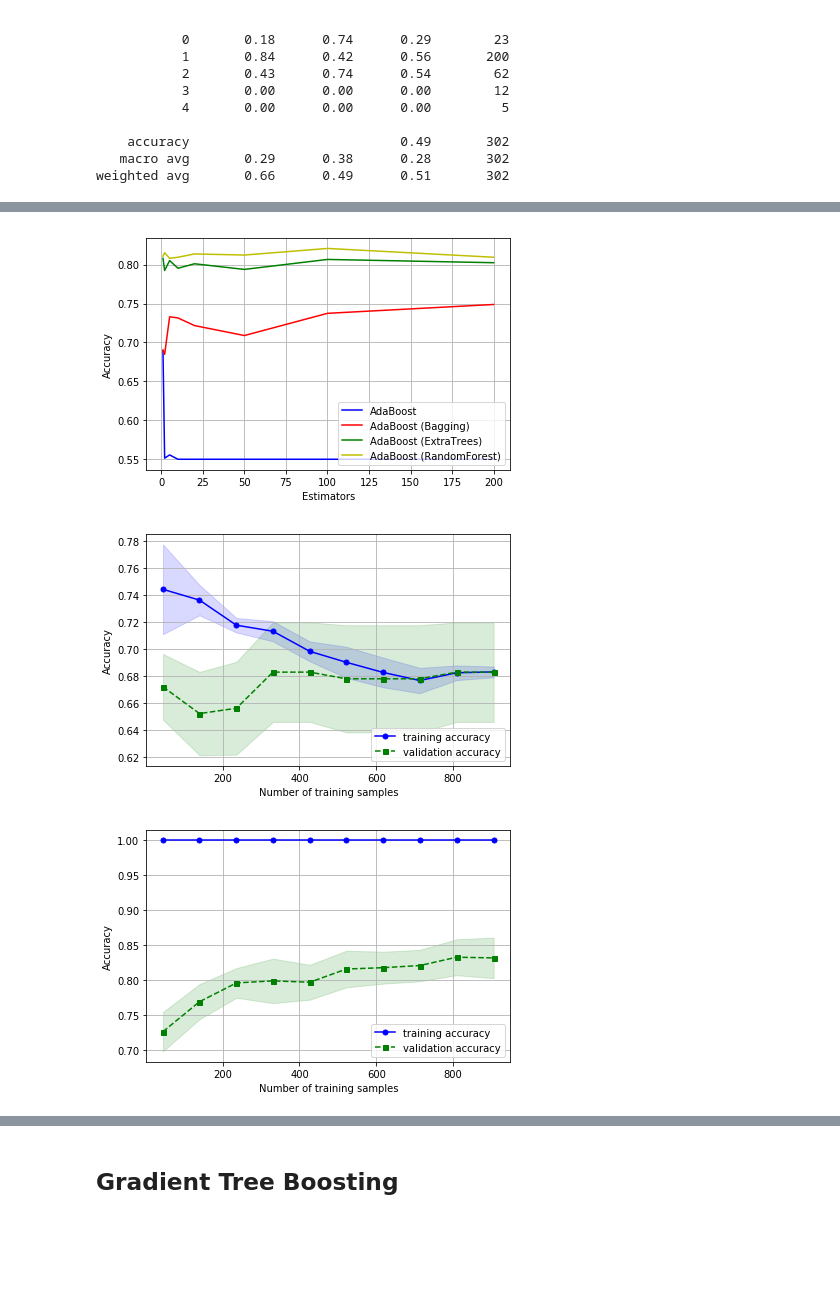
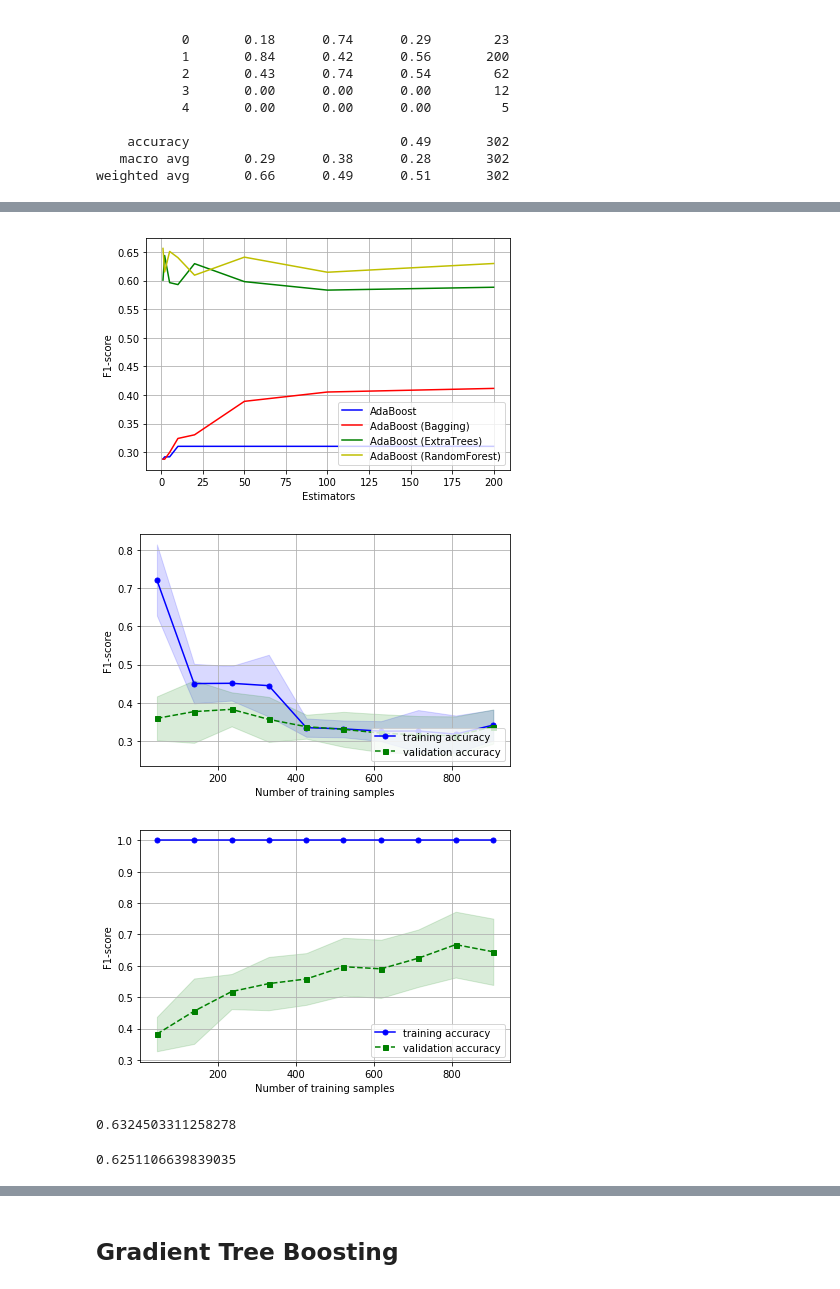
Before and after one commit to FerranAgulloLopez/DataMiningHousePrices, a Jupyter notebook: scripts/Meta_Learning_Final.ipynb, the cells around one changed output, grey strips where cells are left out. Cells and saved outputs as stored; diff of their text form; code cells hidden in the pictures; blank space fills up the shorter version.

```diff
--- a/scripts/Meta_Learning_Final.ipynb
+++ b/scripts/Meta_Learning_Final.ipynb
@@ -435,28 +559,28 @@ weighted avg       0.82      0.83      0.82       302
 lb=[]
 for nest in [1,2,5,10,20,50,100,200]:
     scores = cv.cross_val_score(Ens.ExtraTreesClassifier(n_estimators=nest),
-                                X_train, y_train, cv=kfold, scoring='accuracy')
+                                X_train, y_train, cv=kfold, scoring='f1_macro')
     lb.append(scores.mean())
 
 lb2=[]
 for nest in [1,2,5,10,20,50,100,200]:
     scores = cv.cross_val_score(Ens.ExtraTreesClassifier(n_estimators=nest,
                                                          max_features=0.35),
-                                X_train, y_train, cv=kfold, scoring='accuracy')
+                                X_train, y_train, cv=kfold, scoring='f1_macro')
     lb2.append(scores.mean())
 
 lb3=[]
 for nest in [1,2,5,10,20,50,100,200]:
     scores = cv.cross_val_score(Ens.ExtraTreesClassifier(n_estimators=nest,
                                                            max_features=0.5),
-                                X_train, y_train, cv=kfold, scoring='accuracy')
+                                X_train, y_train, cv=kfold, scoring='f1_macro')
     lb3.append(scores.mean())
 
 plt.plot([1,2,5,10,20,50,100,200],lb,'b',label='Default')
 plt.plot([1,2,5,10,20,50,100,200],lb3,'g',label='50% of features')
 plt.plot([1,2,5,10,20,50,100,200],lb2,'r',label='35% of features')
 plt.xlabel('Estimators')
-plt.ylabel('Accuracy')
+plt.ylabel('F1-score')
 plt.legend(loc='lower right')
 plt.grid()
 plt.tight_layout()
@@ -473,7 +597,7 @@ for nest in [1,2,5,10,20,50,100,200]:
     scores = cv.cross_val_score(Ens.ExtraTreesClassifier(n_estimators=nest,
                                                          max_depth=3,
                                                          max_features=0.35),
-                                X_train, y_train, cv=kfold, scoring='accuracy')
+                                X_train, y_train, cv=kfold, scoring='f1_macro')
     lb.append(scores.mean())
 
 lb4=[]
@@ -481,14 +605,14 @@ for nest in [1,2,5,10,20,50,100,200]:
     scores = cv.cross_val_score(Ens.ExtraTreesClassifier(n_estimators=nest,
                                                          max_depth=5,
                                                          max_features=0.35),
-                                X_train, y_train, cv=kfold, scoring='accuracy')
+                                X_train, y_train, cv=kfold, scoring='f1_macro')
     lb4.append(scores.mean())
 
 
 plt.plot([1,2,5,10,20,50,100,200],lb4,'b',label='35% + Max. depth 5')
 plt.plot([1,2,5,10,20,50,100,200],lb,'y',label='35% + Max. depth 3')
 plt.xlabel('Estimators')
-plt.ylabel('Accuracy')
+plt.ylabel('F1-score')
 plt.legend(loc='lower right')
 plt.grid()
 plt.tight_layout()
@@ -503,12 +627,12 @@ for nest in [1,2,5,10,20,50,100,200]:
     scores = cv.cross_val_score(Ens.ExtraTreesClassifier(n_estimators=nest,
                                                            criterion='entropy',
                                                            max_features=0.35),
-                                X_train, y_train, cv=kfold, scoring='accuracy')
+                                X_train, y_train, cv=kfold, scoring='f1_macro')
     lb5.append(scores.mean())
 
 plt.plot([1,2,5,10,20,50,100,200],lb5,'b',label='entropy')
 plt.xlabel('Estimators')
-plt.ylabel('Accuracy')
+plt.ylabel('F1-score')
 plt.legend(loc='lower right')
 plt.grid()
 plt.tight_layout()
@@ -746,7 +904,7 @@ weighted avg       0.85      0.85      0.84       302
 lb=[]
 for nest in [1,2,5,10,20,50,100,200]:
     scores = cv.cross_val_score(Ens.AdaBoostClassifier(n_estimators=nest),
-                                X_train, y_train, cv=kfold, scoring='accuracy')
+                                X_train, y_train, cv=kfold, scoring='f1_macro')
     lb.append(scores.mean())
 
 lb2=[]
@@ -754,21 +912,21 @@ for nest in [1,2,5,10,20,50,100,200]:
     scores = cv.cross_val_score(Ens.AdaBoostClassifier(n_estimators=nest,
                                                        base_estimator=Ens.BaggingClassifier(base_estimator=Tree.DecisionTreeClassifier(max_depth=1),
                                                                                             random_state=0)),
-                                X_train, y_train, cv=kfold, scoring='accuracy')
+                                X_train, y_train, cv=kfold, scoring='f1_macro')
     lb2.append(scores.mean())
 
 lb3=[]
 for nest in [1,2,5,10,20,50,100,200]:
     scores = cv.cross_val_score(Ens.AdaBoostClassifier(n_estimators=nest,
                                                        base_estimator=Ens.ExtraTreesClassifier()),
-                                X_train, y_train, cv=kfold, scoring='accuracy')
+                                X_train, y_train, cv=kfold, scoring='f1_macro')
     lb3.append(scores.mean())
 
 lb4=[]
 for nest in [1,2,5,10,20,50,100,200]:
     scores = cv.cross_val_score(Ens.AdaBoostClassifier(n_estimators=nest,
                                                        base_estimator=Ens.RandomForestClassifier()),
-                                X_train, y_train, cv=kfold, scoring='accuracy')
+                                X_train, y_train, cv=kfold, scoring='f1_macro')
     lb4.append(scores.mean())
 
 
@@ -778,14 +936,14 @@ plt.plot([1,2,5,10,20,50,100,200],lb2,'r',label='AdaBoost (Bagging)')
 plt.plot([1,2,5,10,20,50,100,200],lb3,'g',label='AdaBoost (ExtraTrees)')
 plt.plot([1,2,5,10,20,50,100,200],lb4,'y',label='AdaBoost (RandomForest)')
 plt.xlabel('Estimators')
-plt.ylabel('Accuracy')
+plt.ylabel('F1-score')
 plt.legend(loc='lower right')
 plt.grid()
 plt.tight_layout()
 
 plt.show()
 # %% [output]
-[figure, old version]
+[figure, new version]
 # %%
 bestab = Ens.AdaBoostClassifier(n_estimators=[1,2,5,10,20,50,100,200][np.argmax(lb)])
 bestab2 = Ens.AdaBoostClassifier(n_estimators=[1,2,5,10,20,50,100,200][np.argmax(lb4)],
@@ -797,41 +955,42 @@ train_sizes, train_scores, test_scores =\
                                y=Y,
                                train_sizes=np.linspace(0.05, 1.0, 10),
                                cv=10,
-                               n_jobs=-1)
+                               n_jobs=-1,
+                               scoring='f1_macro')
 
 train_mean = np.mean(train_scores, axis=1)
 train_std = np.std(train_scores, axis=1)
 test_mean = np.mean(test_scores, axis=1)
 test_std = np.std(test_scores, axis=1)
 
 plt.plot(train_sizes, train_mean,
          color='blue', marker='o',
          markersize=5, label='training accuracy')
 
 plt.fill_between(train_sizes,
                  train_mean + train_std,
                  train_mean - train_std,
                  alpha=0.15, color='blue')
 
 plt.plot(train_sizes, test_mean,
          color='green', linestyle='--',
          marker='s', markersize=5,
          label='validation accuracy')
 
 plt.fill_between(train_sizes,
                  test_mean + test_std,
                  test_mean - test_std,
                  alpha=0.15, color='green')
 
 plt.grid(True)
 plt.xlabel('Number of training samples')
-plt.ylabel('Accuracy')
+plt.ylabel('F1-score')
 plt.legend(loc='lower right')
 plt.tight_layout()
 plt.savefig('learning_curve.png', dpi=600)
 plt.show()
 # %% [output]
-[figure, old version]
+[figure, new version]
 # %%
 train_sizes, train_scores, test_scores =\
                 cv.learning_curve(estimator=bestab2,
@@ -839,7 +998,8 @@ train_sizes, train_scores, test_scores =\
                                y=Y,
                                train_sizes=np.linspace(0.05, 1.0, 10),
                                cv=10,
-                               n_jobs=-1)
+                               n_jobs=-1,
+                               scoring='f1_macro')
 
 train_mean = np.mean(train_scores, axis=1)
 train_std = np.std(train_scores, axis=1)
@@ -867,10 +1027,20 @@ plt.fill_between(train_sizes,
 
 plt.grid(True)
 plt.xlabel('Number of training samples')
-plt.ylabel('Accuracy')
+plt.ylabel('F1-score')
 plt.legend(loc='lower right')
 plt.tight_layout()
 plt.savefig('learning_curve.png', dpi=600)
 plt.show()
 # %% [output]
-[figure, old version]
+[figure, new version]
+# %%
+adb = bestab.fit(X_trainpca, y_trainpca)
+adb.score(X_testpca,y_testpca)
+# %% [output]
+0.6324503311258278
+# %%
+cvs = cv.cross_val_score(bestab,X=X_trainpca,y=y_trainpca,cv=kfold)
+np.mean(cvs)
+# %% [output]
+0.6251106639839035
```
Also changed, not shown: parts of 67 cells of this notebook, 1 other file.
